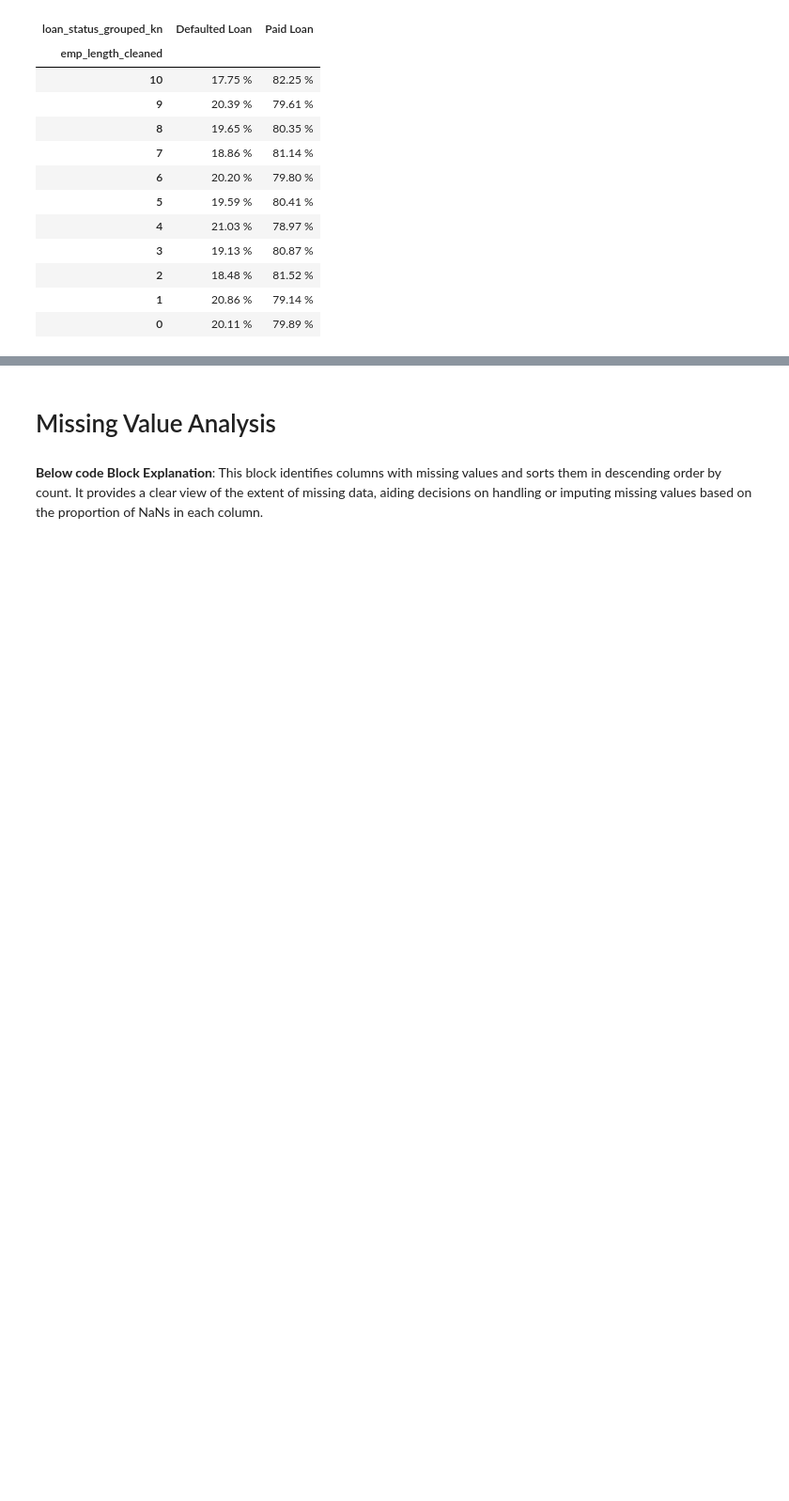
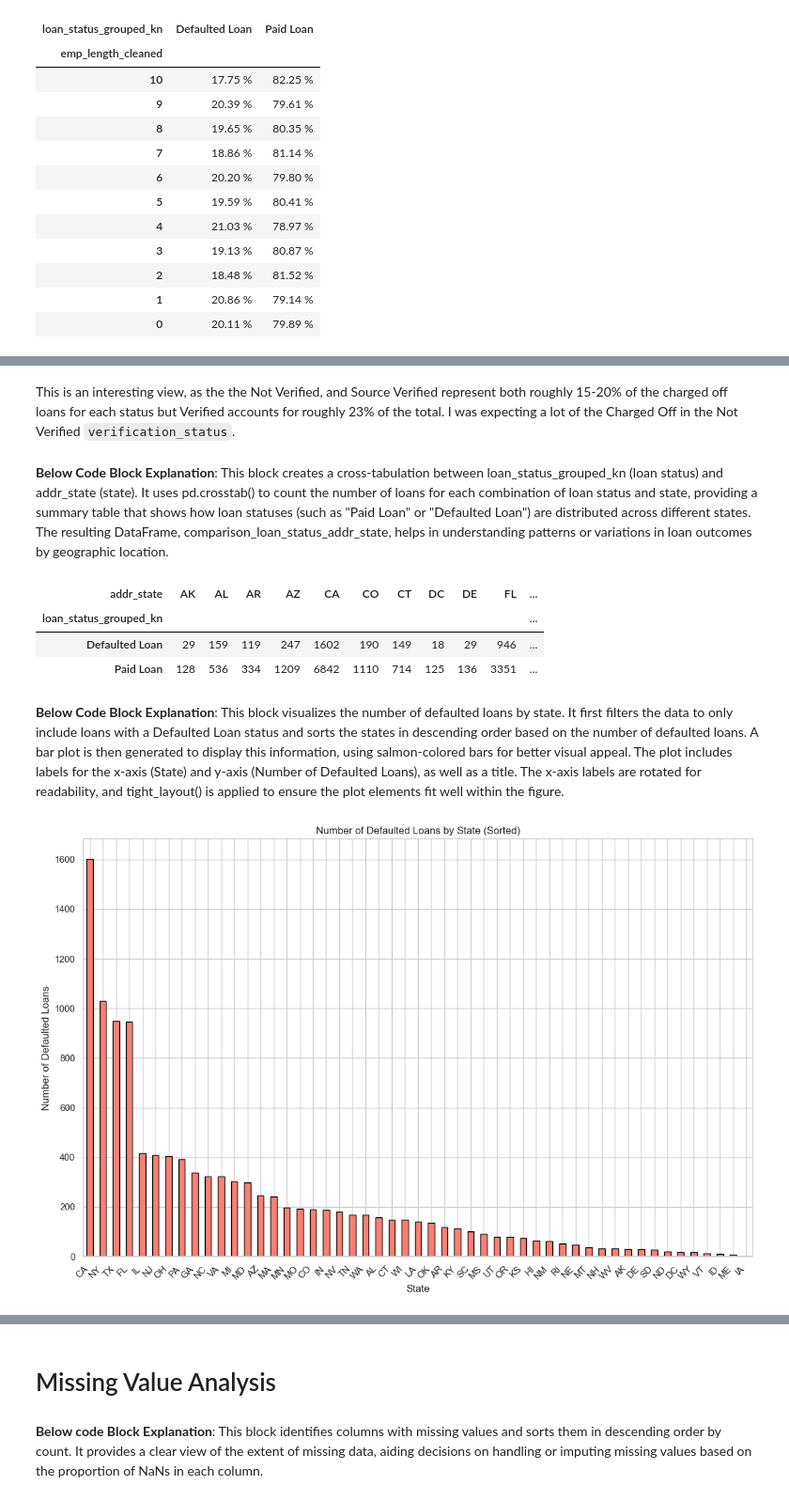
Before and after one commit to Wattysaid/dsif-git-main-project, a Jupyter notebook: elvtr_main_project/notebooks/rfe on raw data.ipynb, the cells around one changed output, grey strips where cells are left out. Shown: that part at 94% size. Drawn from its saved outputs; the diff is of its cells as text; code cells hidden in the pictures; blank space fills up the shorter version.

Commit message:
updated code explanations

```diff
--- a/elvtr_main_project/notebooks/rfe on raw data.ipynb
+++ b/elvtr_main_project/notebooks/rfe on raw data.ipynb
@@ -319,0 +419,41 @@ emp_length_percentage
+# %% [markdown]
+This is an interesting view, as the the Not Verified, and Source Verified represent both roughly 15-20% of the charged off loans for each status but Verified accounts for roughly 23% of the total. I was expecting a lot of the Charged Off in the Not Verified `verification_status`.
+# %% [markdown]
+**Below Code Block Explanation**: This block creates a cross-tabulation between loan_status_grouped_kn (loan status) and addr_state (state). It uses pd.crosstab() to count the number of loans for each combination of loan status and state, providing a summary table that shows how loan statuses (such as "Paid Loan" or "Defaulted Loan") are distributed across different states. The resulting DataFrame, comparison_loan_status_addr_state, helps in understanding patterns or variations in loan outcomes by geographic location.
+# %%
+# Create a cross-tabulation of purpose and loan_status
+comparison_loan_status_addr_state = pd.crosstab(df['loan_status_grouped_kn'], df['addr_state'])
+
+# Display the result
+comparison_loan_status_addr_state
+# %% [output]
+| addr_state | AK | AL | AR | AZ | CA | CO | CT | DC | DE | FL | ... |
+| loan_status_grouped_kn |  |  |  |  |  |  |  |  |  |  | ... |
+| Defaulted Loan | 29 | 159 | 119 | 247 | 1602 | 190 | 149 | 18 | 29 | 946 | ... |
+| Paid Loan | 128 | 536 | 334 | 1209 | 6842 | 1110 | 714 | 125 | 136 | 3351 | ... |
+# %% [markdown]
+**Below Code Block Explanation**: This block visualizes the number of defaulted loans by state. It first filters the data to only include loans with a Defaulted Loan status and sorts the states in descending order based on the number of defaulted loans. A bar plot is then generated to display this information, using salmon-colored bars for better visual appeal. The plot includes labels for the x-axis (State) and y-axis (Number of Defaulted Loans), as well as a title. The x-axis labels are rotated for readability, and tight_layout() is applied to ensure the plot elements fit well within the figure.
+# %%
+# Filter data to only include the 'Defaulted' loan status
+defaulted_by_state = comparison_loan_status_addr_state.loc['Defaulted Loan']
+
+# Sort the data by the number of defaulted loans in descending order
+defaulted_by_state_sorted = defaulted_by_state.sort_values(ascending=False)
+
+# Plot the data
+plt.figure(figsize=(12, 8))
+defaulted_by_state_sorted.plot(kind='bar', color='salmon', edgecolor='black')
+
+# Set labels and title
+plt.xlabel("State")
+plt.ylabel("Number of Defaulted Loans")
+plt.title("Number of Defaulted Loans by State (Sorted)")
+
+# Rotate x-axis labels for readability
+plt.xticks(rotation=45, ha='right')
+plt.tight_layout()
+
+# Show the plot
+plt.show()
+# %% [output]
+[figure, added]
```
Also changed, not shown: parts of 15 cells of this notebook.
